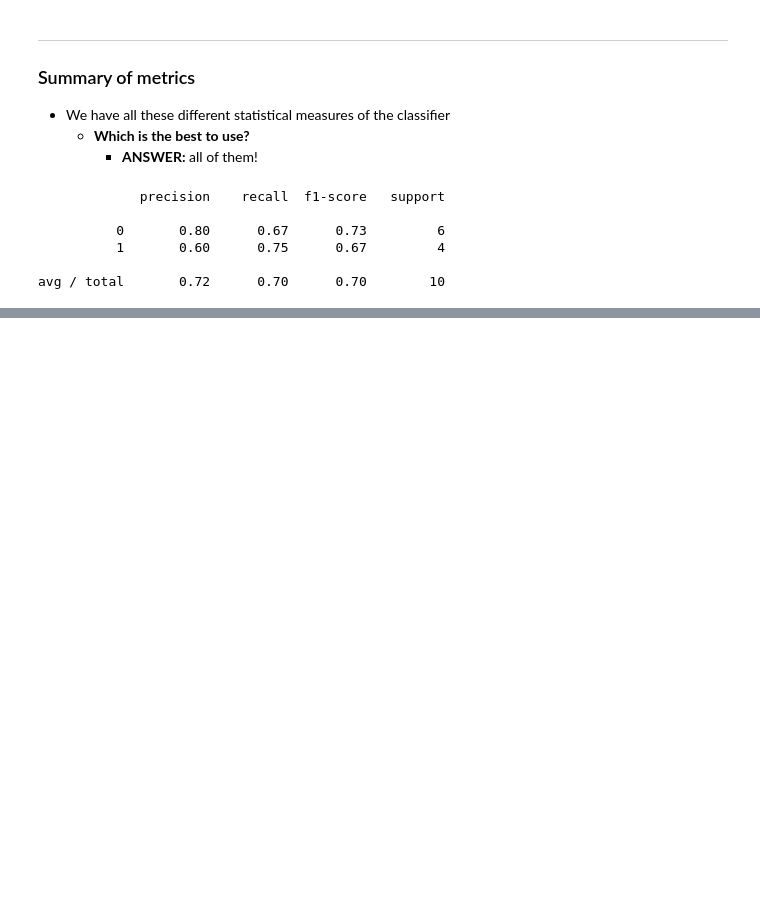
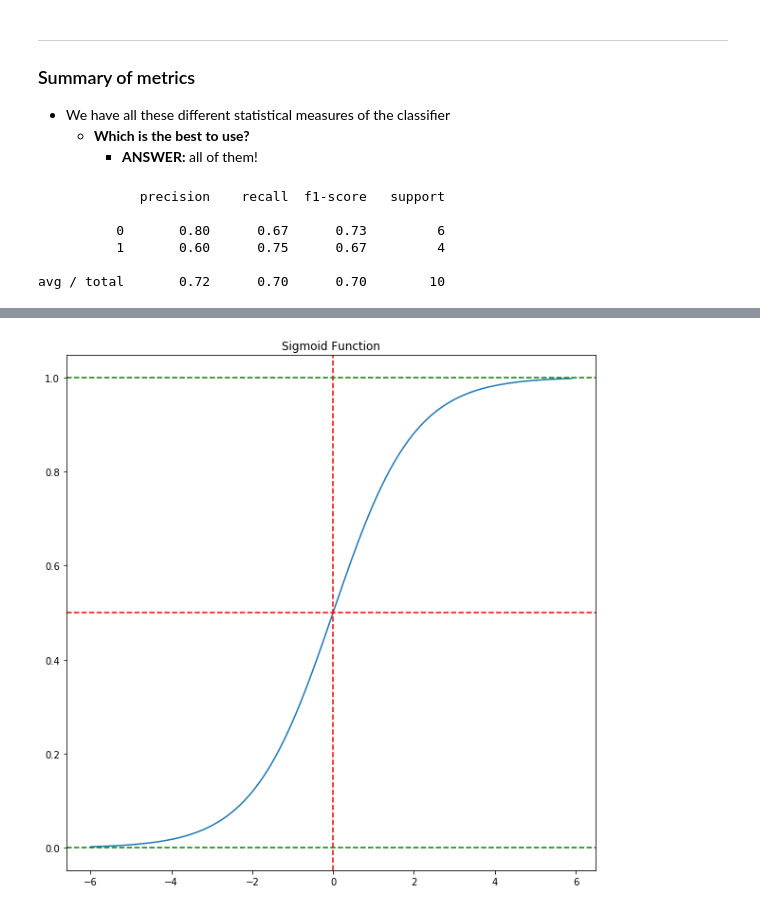
Before and after one commit to sinclam2/regression-analysis-with-python, a Jupyter notebook: 04-Logistic-Regression.ipynb, the cells around one changed output, grey strips where cells are left out. Cells and saved outputs as stored; diff of their text form; code cells hidden in the pictures; blank space fills up the shorter version.

```diff
--- a/04-Logistic-Regression.ipynb
+++ b/04-Logistic-Regression.ipynb
@@ -259,0 +336,12 @@ _____
+# %%
+x = np.arange(-6, 6, 0.1)
+y = 1/(1+np.exp(-x))
+plt.plot(x, y)
+plt.title('Sigmoid Function')
+plt.axvline(0, ls = 'dashed', c = 'r')
+plt.axhline(0.5, ls = 'dashed', c = 'r')
+plt.axhline(0, ls = 'dashed', c = 'g')
+plt.axhline(1, ls = 'dashed', c = 'g')
+plt.show()
+# %% [output]
+[figure, added]
```
Also changed, not shown: parts of 19 cells of this notebook.
